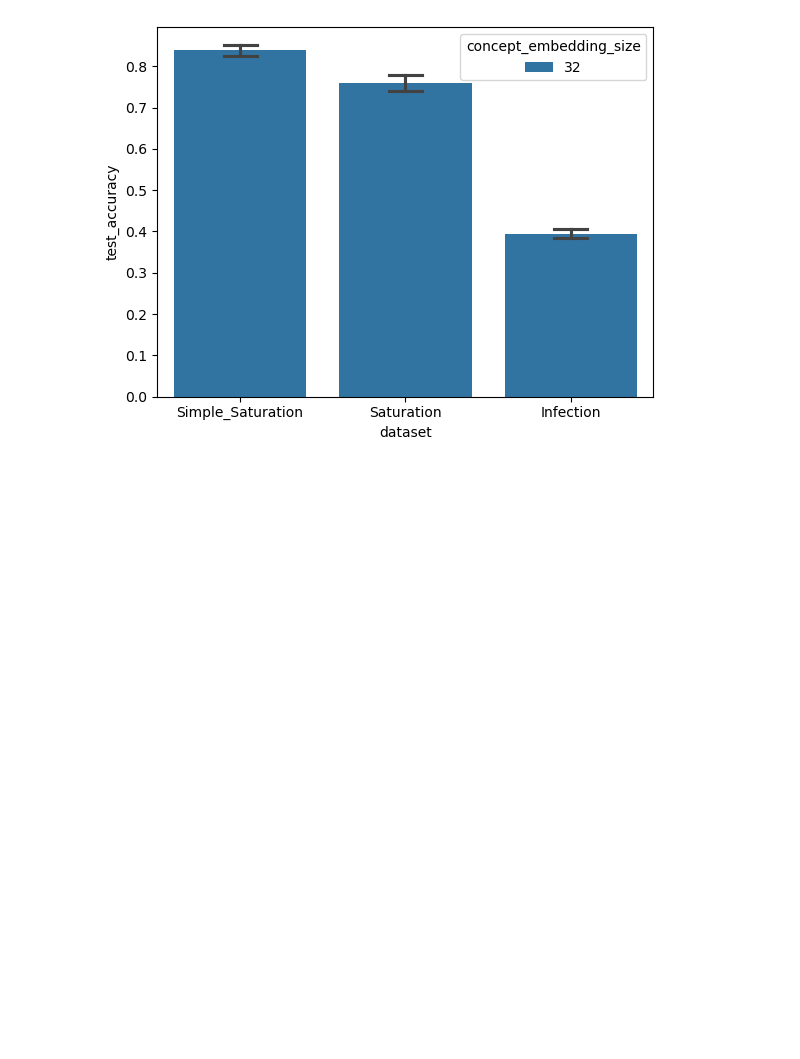
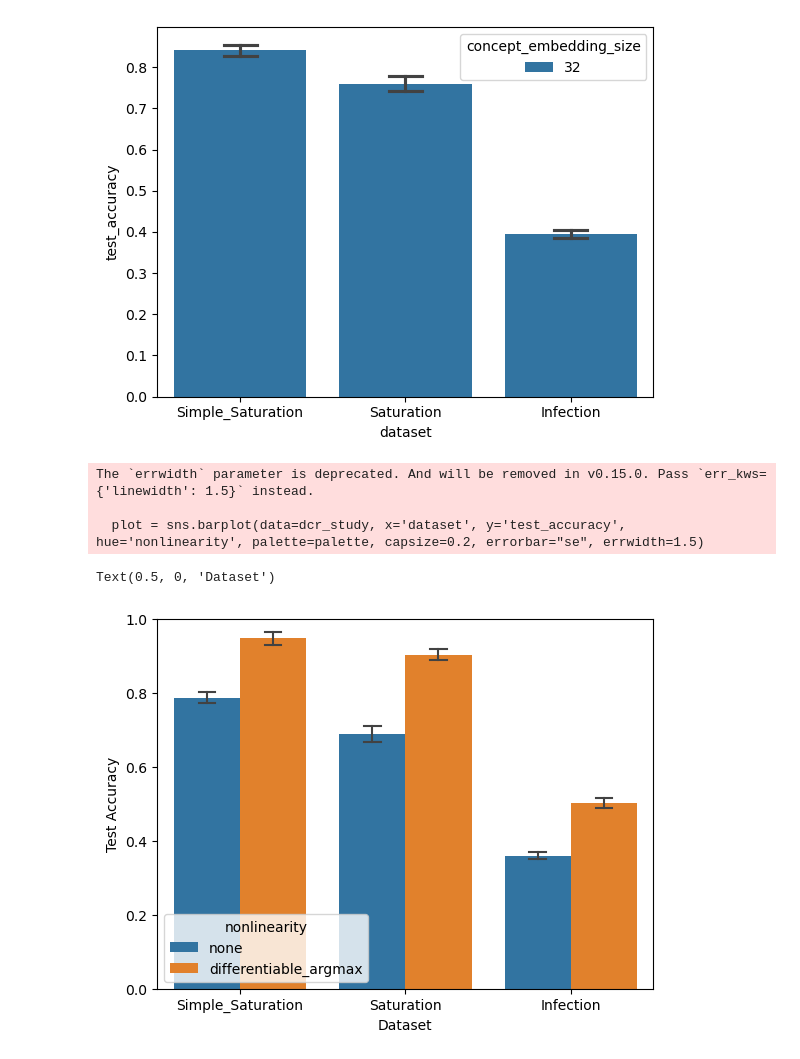
Before and after one commit to jakosimov/bronze-age, a Jupyter notebook: notebooks/ablation_study.ipynb, the cells around one changed output. Drawn from its saved outputs; the diff is of its cells as text; code cells hidden in the pictures; blank space fills up the shorter version.

Commit message:
Add plot showing effect of diff argmax

```diff
--- a/notebooks/ablation_study.ipynb
+++ b/notebooks/ablation_study.ipynb
@@ -103,3 +103,15 @@ sns.barplot(data=dcr_study, x='dataset', y='test_accuracy', hue='concept_embeddi
 # %% [output]
 <Axes: xlabel='dataset', ylabel='test_accuracy'>
 [figure]
+# %%
+dcr_study['nonlinearity'] = dcr_study['nonlinearity'].fillna('none')
+plot = sns.barplot(data=dcr_study, x='dataset', y='test_accuracy', hue='nonlinearity', palette=palette, capsize=0.2, errorbar="se", errwidth=1.5)
+plot.set_ylim(0, 1.0)
+plot.set_ylabel("Test Accuracy")
+plot.set_xlabel("Dataset")
+# %% [output]
+The `errwidth` parameter is deprecated. And will be removed in v0.15.0. Pass `err_kws={'linewidth': 1.5}` instead.
+
+  plot = sns.barplot(data=dcr_study, x='dataset', y='test_accuracy', hue='nonlinearity', palette=palette, capsize=0.2, errorbar="se", errwidth=1.5)
+Text(0.5, 0, 'Dataset')
+[figure, added]
```
Also changed, not shown: parts of 1 cell of this notebook.
